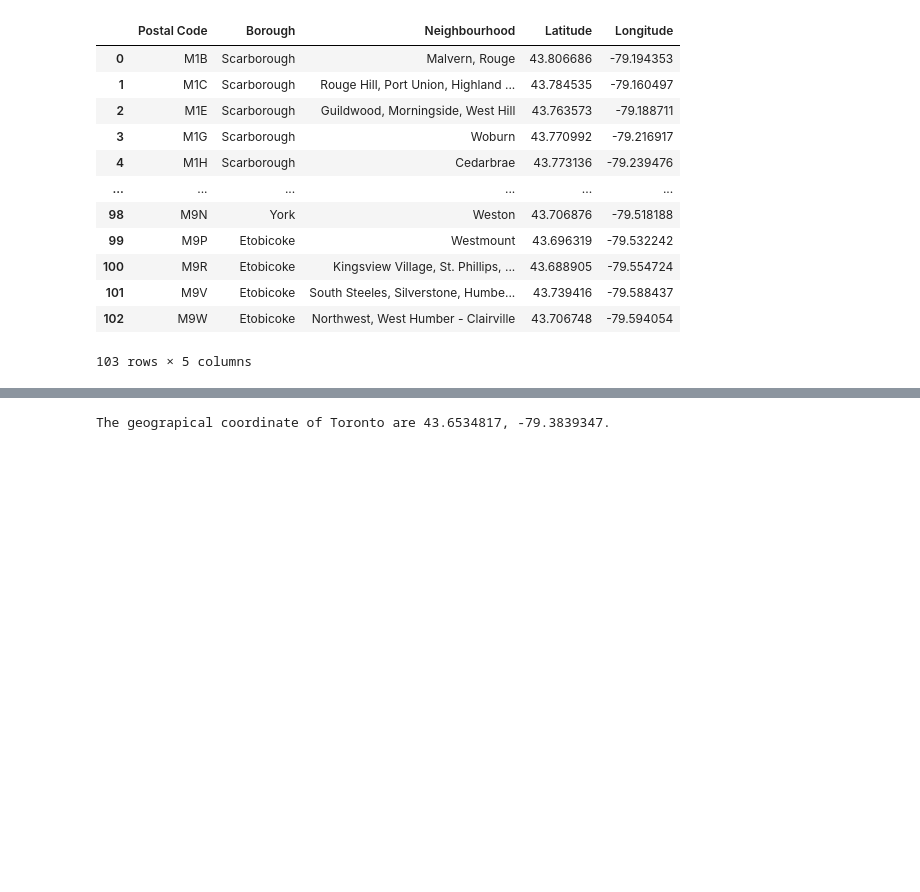
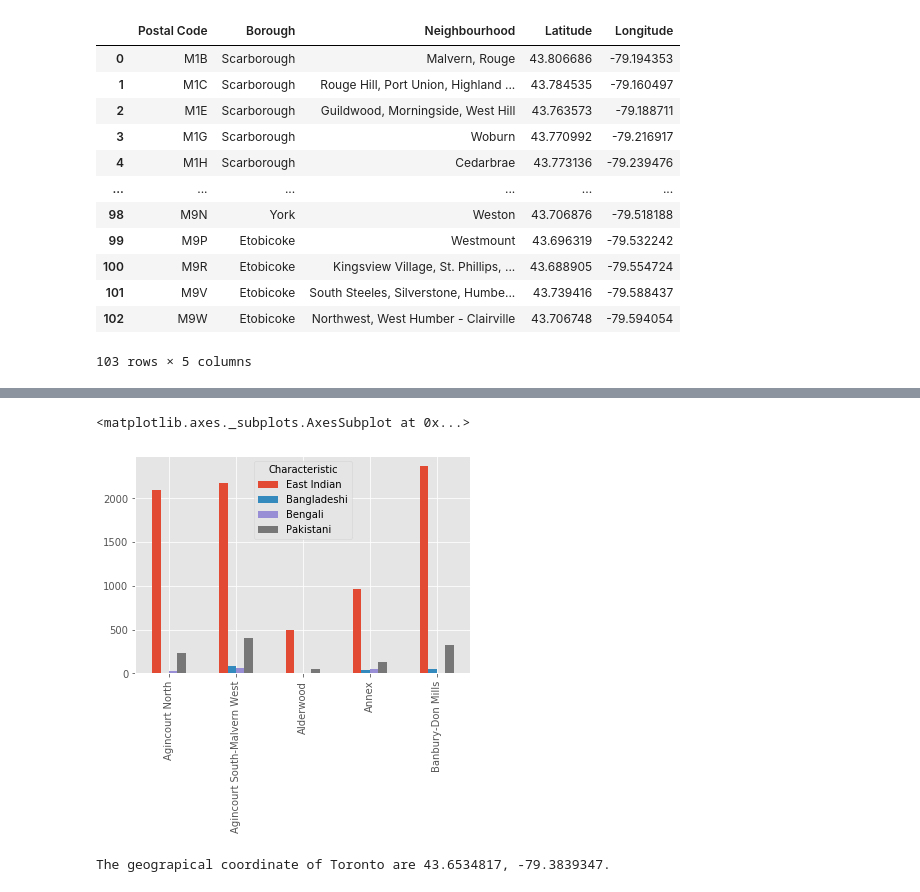
Before and after one commit to qazimussabbir/Coursera_Capstone_Clustering, a Jupyter notebook: Assignment-Week3.ipynb, the cells around one changed output, grey strips where cells are left out. Saved outputs shown, nothing was run; the diff lists cells and outputs as text; code cells hidden in the pictures; blank space fills up the shorter version.

```diff
--- a/Assignment-Week3.ipynb
+++ b/Assignment-Week3.ipynb
@@ -441,0 +609,4 @@ final_df
+# %%
+column_name.remove('_id')
+# %%
+a =df_np.query("Category == 'Ethnic origin' & Topic == 'Ethnic origin population'").groupby('Characteristic')[column_name].sum()
@@ -441,0 +648,4 @@ final_df
+# %%
+a= a[column_name].apply(pd.to_numeric)
+# %%
+a = a.transpose()
@@ -442,3 +668,8 @@ final_df
+# %%
+a.loc['Agincourt North':, ['East Indian', 'Bangladeshi', 'Bengali', 'Pakistani', ]].head(5).plot(kind = 'bar')
+# %% [output]
+<matplotlib.axes._subplots.AxesSubplot at 0x...>
+[figure, added]
 # %%
 address = 'Toronto, ON'
 
```
Also changed, not shown: parts of 167 cells of this notebook, 6 other files.
